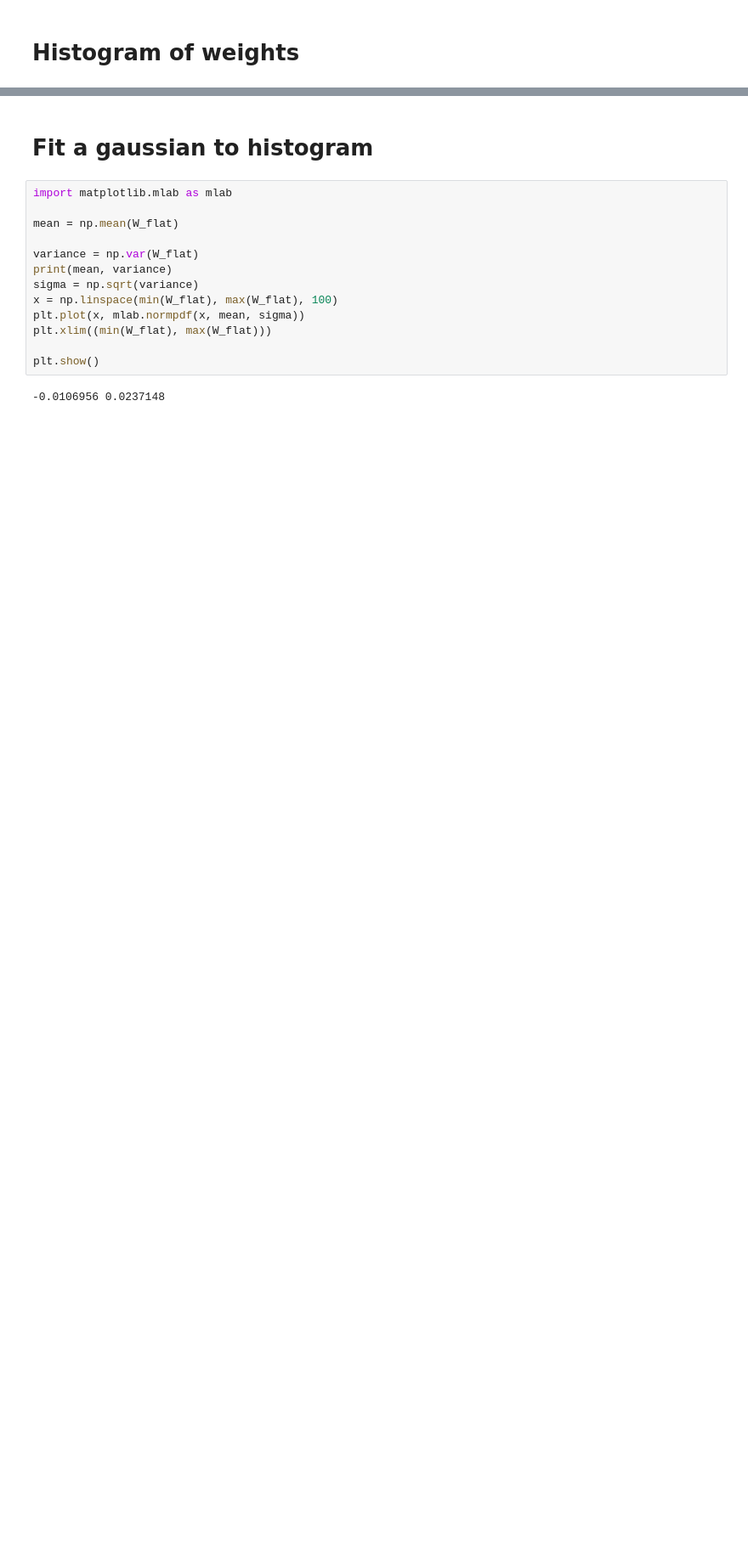
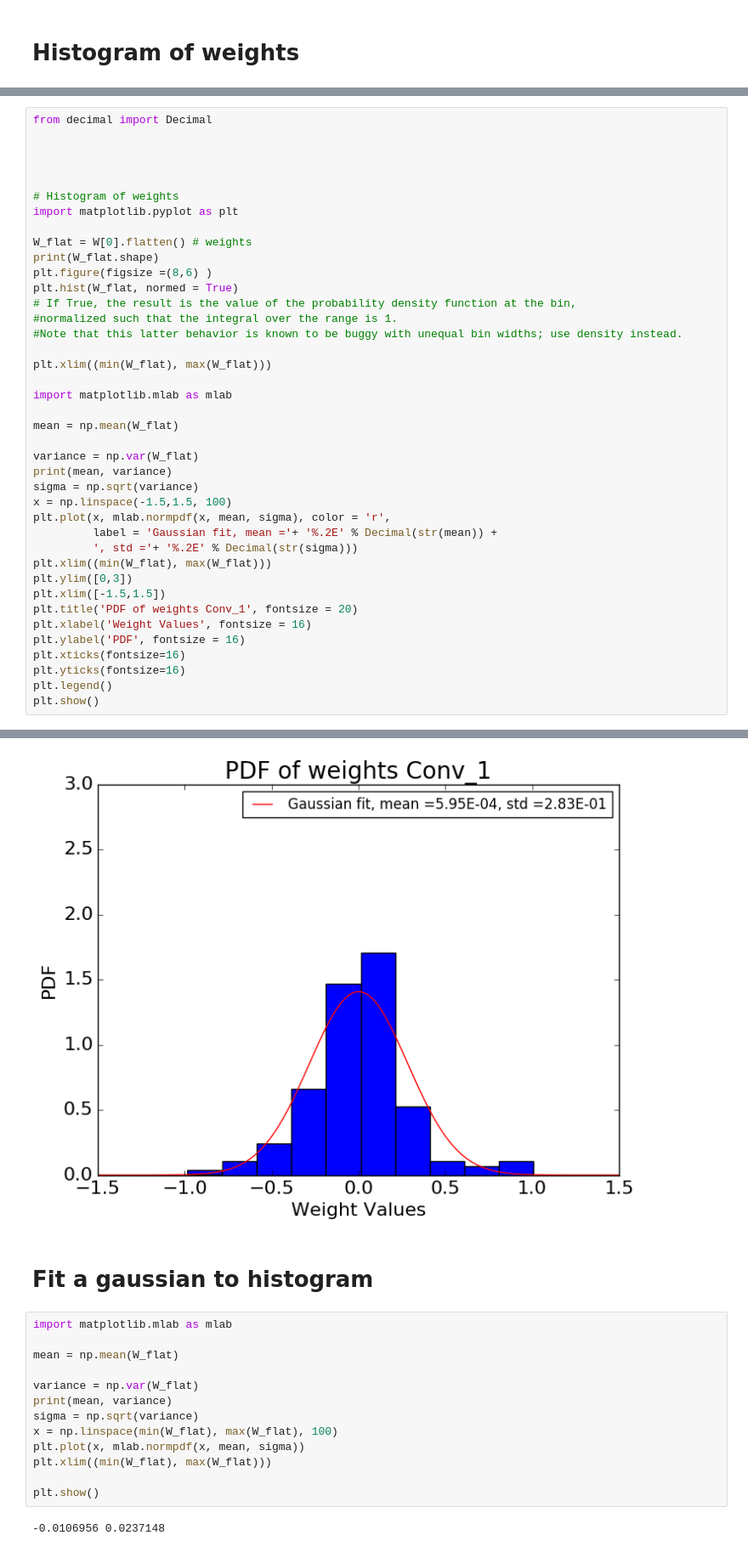
Before and after one commit to Atilla92/Data, a Jupyter notebook: Code/Visualization/visualizeWeights.ipynb, the cells around one changed output, grey strips where cells are left out. Shown at 85% size. Cells and saved outputs as stored; diff of their text form; blank space fills up the shorter version.

Commit message:
result files added

```diff
--- a/Code/Visualization/visualizeWeights.ipynb
+++ b/Code/Visualization/visualizeWeights.ipynb
@@ -193,0 +199,41 @@ plt.xlim((min(W_flat), max(W_flat)))
+# %%
+from decimal import Decimal
+
+
+
+
+# Histogram of weights
+import matplotlib.pyplot as plt
+
+W_flat = W[0].flatten() # weights
+print(W_flat.shape)
+plt.figure(figsize =(8,6) )
+plt.hist(W_flat, normed = True)
+# If True, the result is the value of the probability density function at the bin,
+#normalized such that the integral over the range is 1.
+#Note that this latter behavior is known to be buggy with unequal bin widths; use density instead.
+
+plt.xlim((min(W_flat), max(W_flat)))
+
+import matplotlib.mlab as mlab
+
+mean = np.mean(W_flat)
+
+variance = np.var(W_flat)
+print(mean, variance)
+sigma = np.sqrt(variance)
+x = np.linspace(-1.5,1.5, 100)
+plt.plot(x, mlab.normpdf(x, mean, sigma), color = 'r',
+         label = 'Gaussian fit, mean ='+ '%.2E' % Decimal(str(mean)) +
+         ', std ='+ '%.2E' % Decimal(str(sigma)))
+plt.xlim((min(W_flat), max(W_flat)))
+plt.ylim([0,3])
+plt.xlim([-1.5,1.5])
+plt.title('PDF of weights Conv_1', fontsize = 20)
+plt.xlabel('Weight Values', fontsize = 16)
+plt.ylabel('PDF', fontsize = 16)
+plt.xticks(fontsize=16)
+plt.yticks(fontsize=16)
+plt.legend()
+plt.show()
+# %% [output]
@@ -194,3 +242,4 @@ plt.xlim((min(W_flat), max(W_flat)))
+[figure, added]
 # %% [markdown]
 # Fit a gaussian to histogram
 # %%
```
Also changed, not shown: parts of 15 cells of this notebook, 6 other files.
